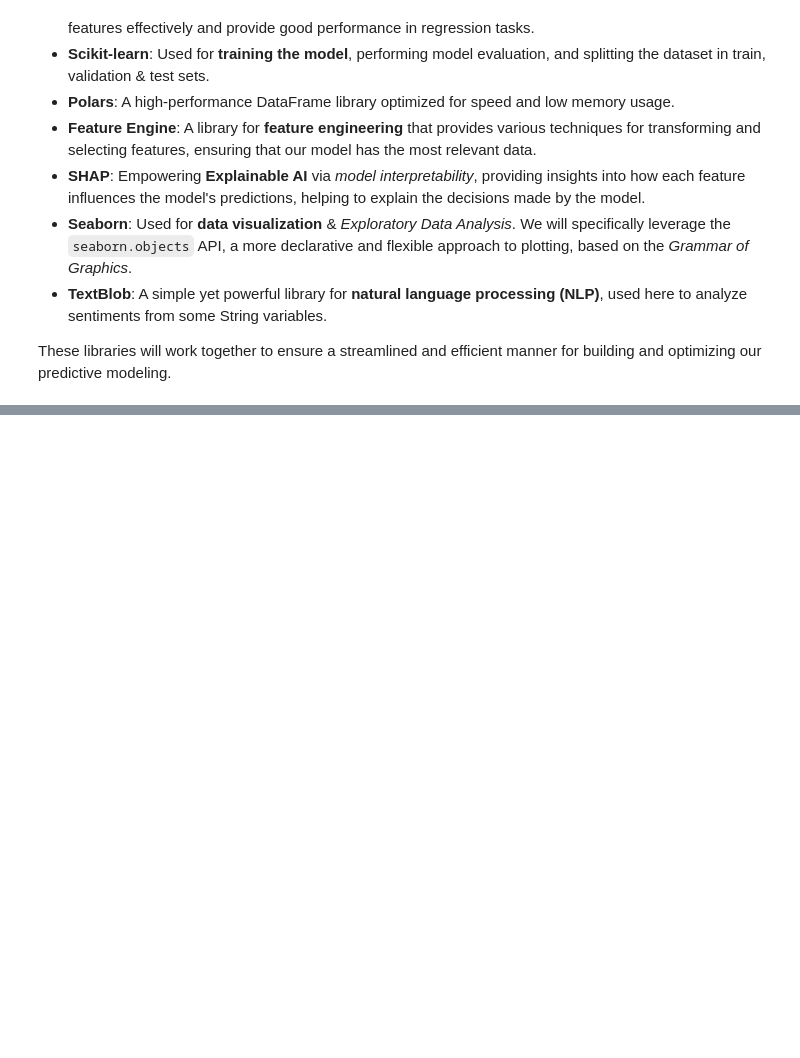
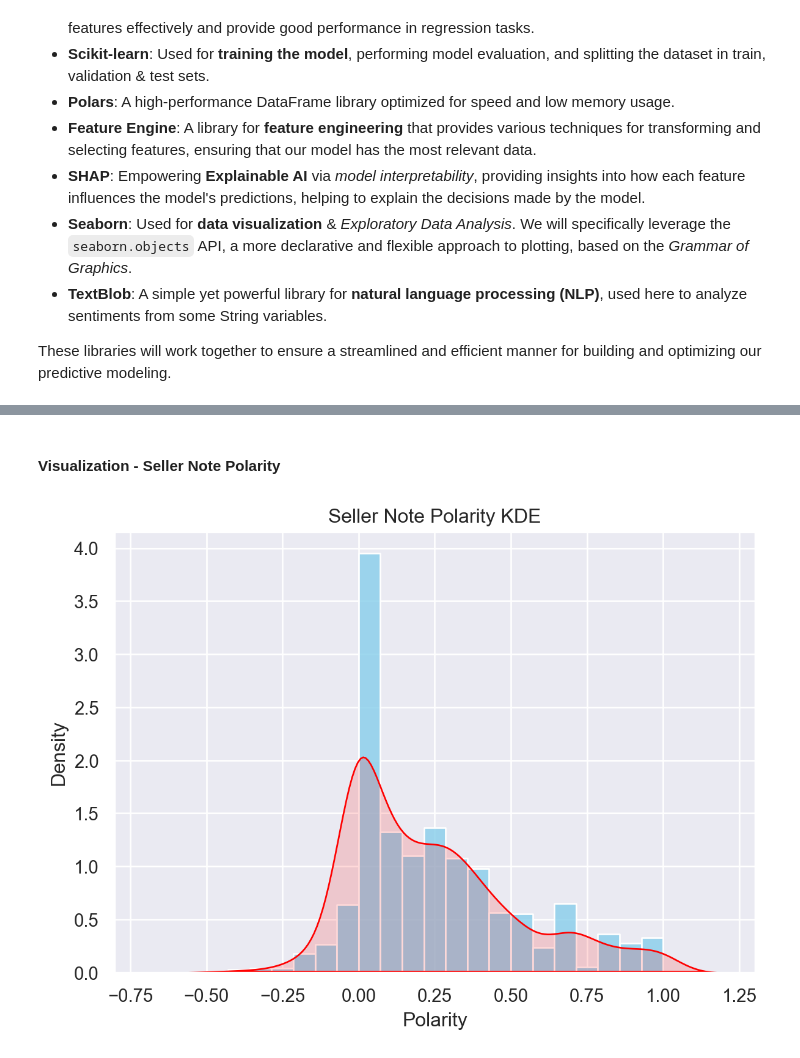
Before and after one commit to jxareas/gradient-boosting-ml, a Jupyter notebook: notebooks/gbm_predictive_modeling.ipynb, the cells around one changed output, grey strips where cells are left out. Saved outputs shown, nothing was run; the diff lists cells and outputs as text; code cells hidden in the pictures; blank space fills up the shorter version.

```diff
--- a/notebooks/gbm_predictive_modeling.ipynb
+++ b/notebooks/gbm_predictive_modeling.ipynb
@@ -2922,0 +3255,15 @@ READ_CSV_INSTEAD_OF_PARQUET = True # Whether to read the CSV cleansed data sourc
+# %%
+df = df.with_columns(
+    # Polarity
+    pl.col('seller_note')
+    .map_elements(function=get_polarity, return_dtype=pl.Float64)
+    .alias('seller_note_polarity'),
+    # Subjectivity
+    pl.col('seller_note')
+    .map_elements(function=get_subjectivity, return_dtype=pl.Float64)
+    .alias('seller_note_subjectivity'),
+    # Sentiment Label
+    pl.col('seller_note')
+    .map_elements(function=get_sentiment_label, return_dtype=pl.Utf8)
+    .alias('seller_note_sentiment_label'),
+)
@@ -2922,0 +3296,11 @@ READ_CSV_INSTEAD_OF_PARQUET = True # Whether to read the CSV cleansed data sourc
+# %% [markdown]
+#### **Visualization** - Seller Note Polarity
+# %%
+(
+    so.Plot(df, x='seller_note_polarity')
+    .add(so.Bars(color='skyblue', alpha=.8), so.Hist('density'))
+    .add(so.Area(color='red', alpha=.15), so.KDE())
+    .label(title='Seller Note Polarity KDE', x='Polarity', y='Density')
+)
+# %% [output]
+[figure, added]
```
Also changed, not shown: parts of 125 cells of this notebook, 20 other files.
